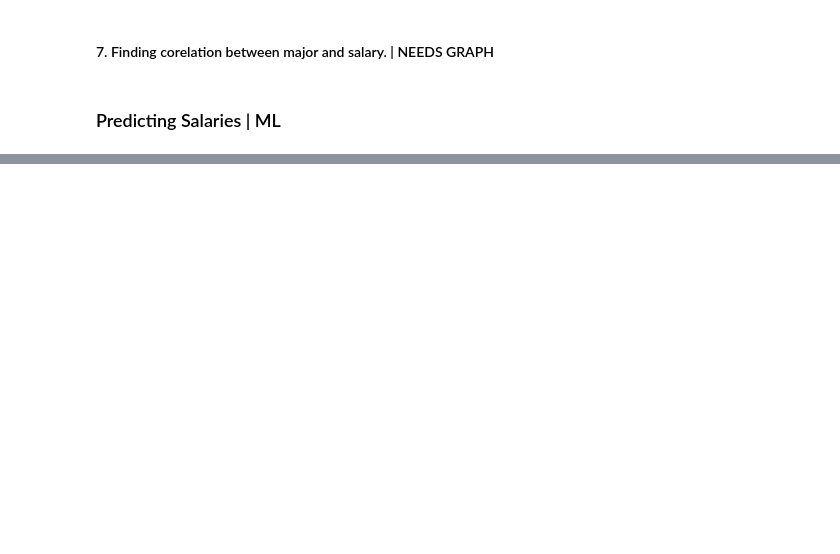
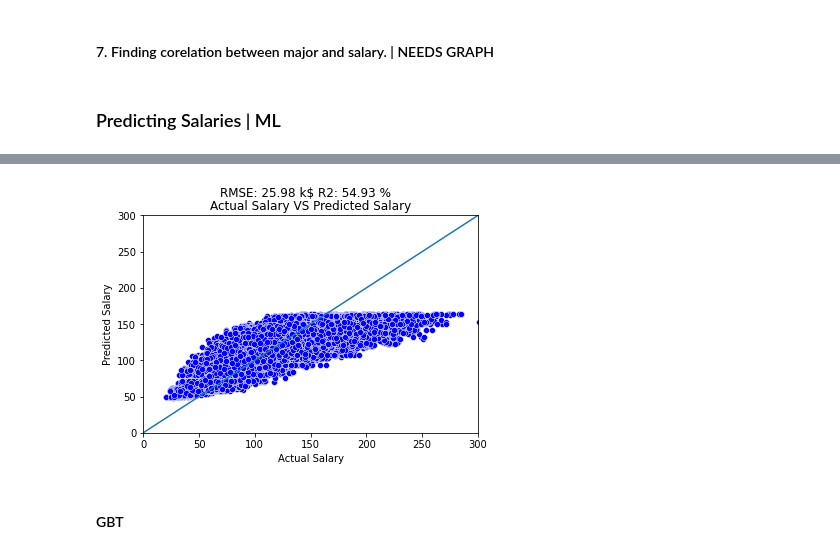
Before and after one commit to v-apor/BIA678-project, a Jupyter notebook: BIA678_Project_spark.ipynb, the cells around one changed output, grey strips where cells are left out. Saved outputs shown, nothing was run; the diff lists cells and outputs as text; code cells hidden in the pictures; blank space fills up the shorter version.

```diff
--- a/BIA678_Project_spark.ipynb
+++ b/BIA678_Project_spark.ipynb
@@ -475,0 +551,2 @@ train, test = data.randomSplit([0.95, 0.05])
+# %%
+predicted_salary = model.transform(test)
@@ -476,3 +565,18 @@ train, test = data.randomSplit([0.95, 0.05])
+# %%
+rf_results = predicted_salary.toPandas()
+# %%
+sns.scatterplot(x='salary', y='prediction', data=rf_results, color='blue')
+plt.plot([0, 300], [0, 300])
+plt.axis([0, 300, 0, 300])
+plt.xlabel('Actual Salary')
+plt.ylabel('Predicted Salary')
+plt.suptitle("RMSE: {:.2f} k$ R2: {:.2f} %".format(rmse, r2*100))
+plt.title('Actual Salary VS Predicted Salary')
+plt.show()
+# %% [output]
+[figure, added]
+# %% [markdown]
+#### GBT
 # %%
 # Boosting
 gbt =  GBTRegressor(featuresCol="features", labelCol="salary", maxBins=20, maxDepth=12)
```
Also changed, not shown: parts of 33 cells of this notebook.
